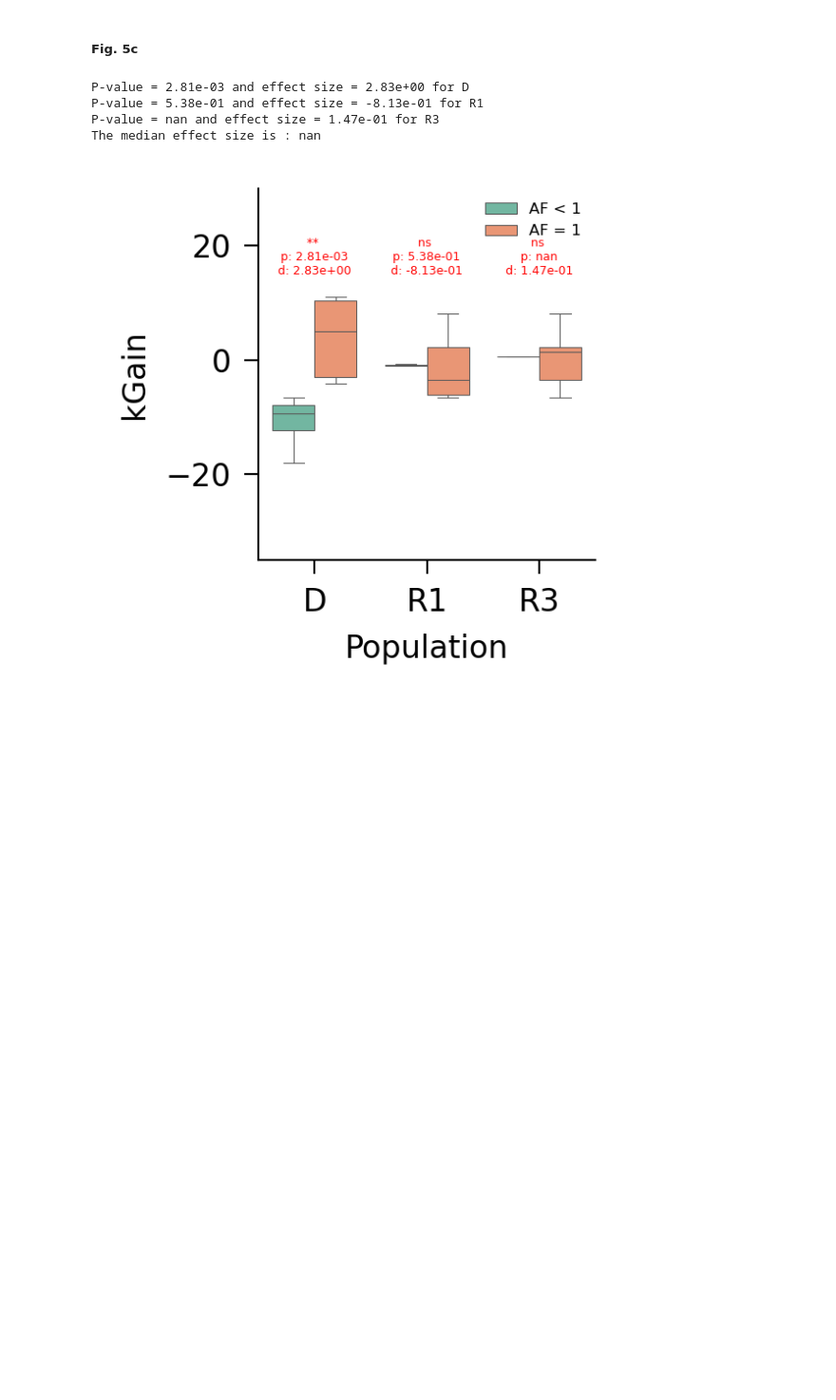
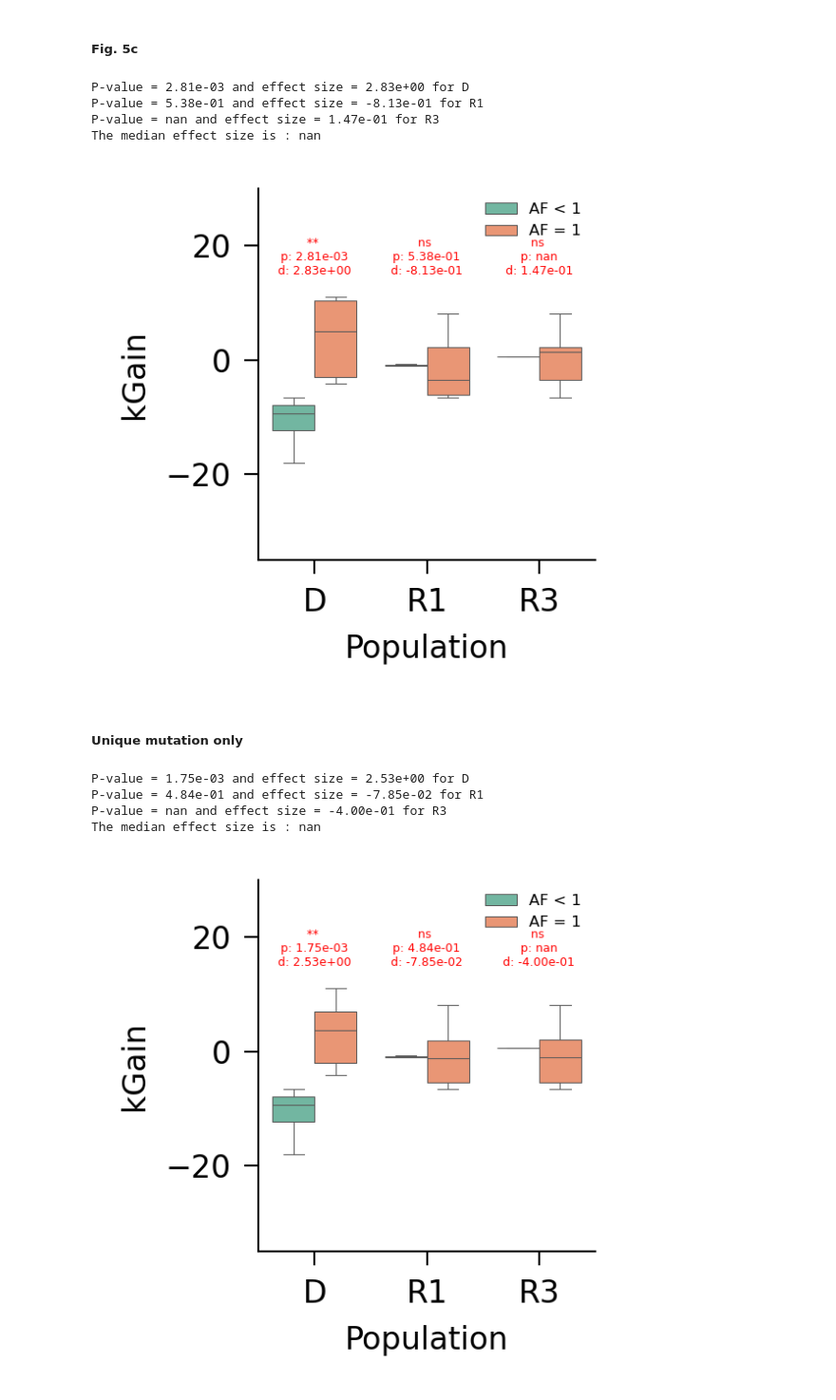
Before and after one commit to cellsemantics/Oligo_Promotion, a Jupyter notebook: figure/main/fig5/fig5bc.ipynb, the cells around one changed output. Shown at 95% size. Cells and saved outputs as stored; diff of their text form; code cells hidden in the pictures; blank space fills up the shorter version.

```diff
--- a/figure/main/fig5/fig5bc.ipynb
+++ b/figure/main/fig5/fig5bc.ipynb
@@ -684,3 +684,56 @@ P-value = 5.38e-01 and effect size = -8.13e-01 for R1
 P-value = nan and effect size = 1.47e-01 for R3
 The median effect size is : nan
 [figure]
+# %% [markdown]
+##### Unique mutation only
+# %%
+data = None
+x_column = None
+y_column = None
+hue_column= None
+group1_name = None
+group2_name = None
+plt.rcParams['pdf.fonttype'] = 42
+plt.rcParams['ps.fonttype'] = 42
+
+fig, ax = plt.subplots(1,1, figsize = (2, 2), dpi =300)
+
+data = df_combined_unique_complete_full[df_combined_unique_complete_full["pop"].isin(["D", "R1", "R3"])].copy()
+x_column = "pop"
+y_column = 'evolved_kgain_5th_generation'
+hue_column= "AF_category"
+group1_name = 'AF = 1'
+group2_name = 'AF < 1'
+data.sort_values([x_column, hue_column], inplace=True)
+
+
+ax = sns.boxplot(data=data, x=x_column, y= y_column, hue = hue_column,     fliersize=2,         # reduce outlier dot size
+    linewidth=0.25,         # box line thickness
+    width=0.75,
+    meanprops={"marker":"o",
+               "markerfacecolor":"black",
+               "markeredgecolor":"black",
+               "markersize":"5"},
+    palette="Set2",
+    dodge=True
+)
+ax = return_box_with_p_effect_size(ax=ax, data = data, x_columns = x_column, y_columns = y_column, group1_name = group1_name, group2_name = group2_name, y_pos = 15,  fontsize=3, hue_columns=hue_column)
+
+ax = utility.custom_figure_axis(ax, fontsize= 8, rotation=0)
+ax.legend(ncol = 1, frameon=False, fontsize= 4)
+# Improve tick label font size and make sure ticks show
+ax.tick_params(axis='x', which='both', labelsize=8, bottom=True, top=False, direction='out')
+ax.tick_params(axis='y', which='both', labelsize=8, left=True, right=False, direction='out')
+# ax.set_title(type)
+ax.set_ylabel("kGain")
+ax.set_xlabel("Population")
+ax.set_ylim(-35, 30)
+
+plt.tight_layout()
+plt.savefig("kGain vs population AF wise lab data.pdf", dpi =300)
+# %% [output]
+P-value = 1.75e-03 and effect size = 2.53e+00 for D
+P-value = 4.84e-01 and effect size = -7.85e-02 for R1
+P-value = nan and effect size = -4.00e-01 for R3
+The median effect size is : nan
+[figure, added]
```
